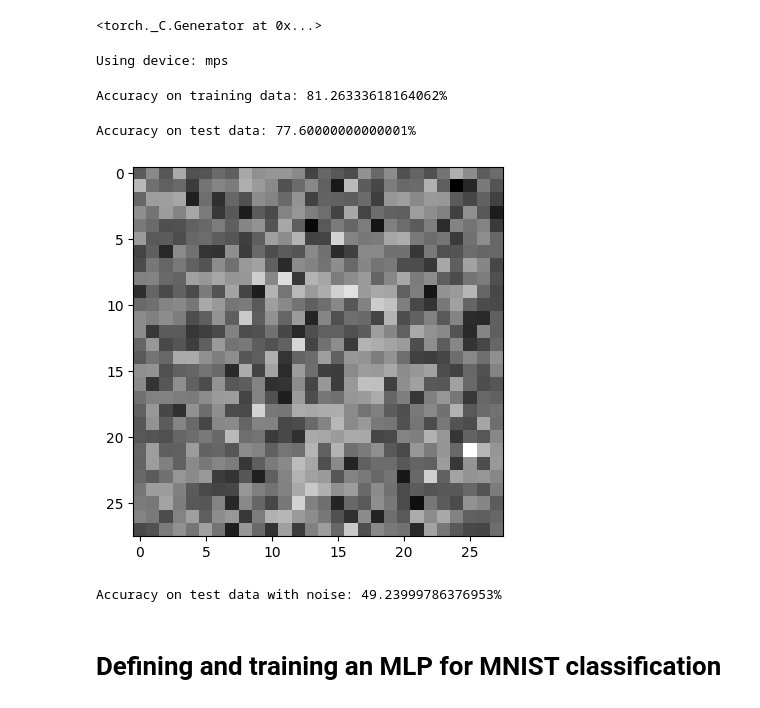
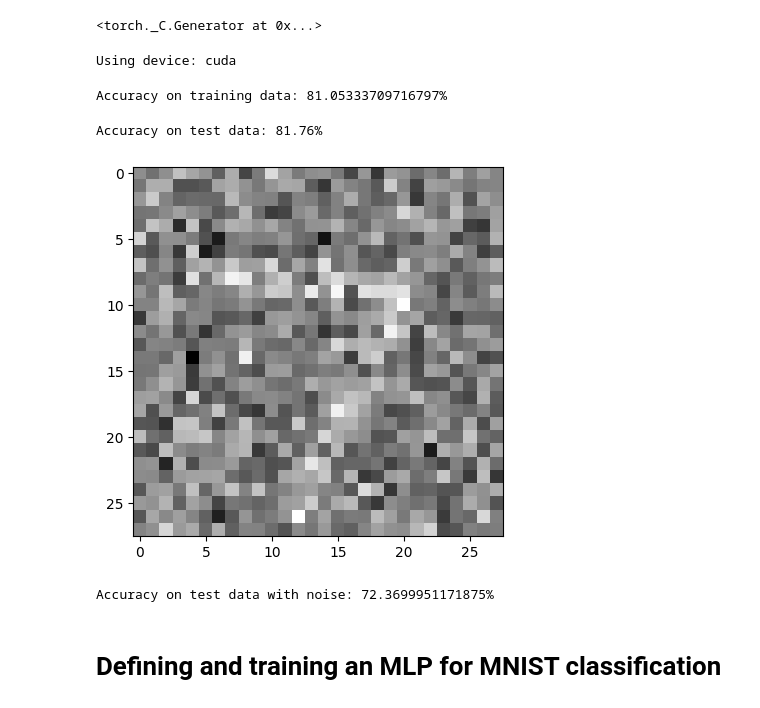
Before and after one commit to christokt/hd_mnist, a Jupyter notebook: hd_mnist.ipynb, the cells around one changed output. Drawn from its saved outputs; the diff is of its cells as text; code cells hidden in the pictures.

```diff
--- a/hd_mnist.ipynb
+++ b/hd_mnist.ipynb
@@ -18,16 +18,17 @@ torch.manual_seed(2023)
 <torch._C.Generator at 0x...>
 # %%
 # Initialize Hyperparameters
-HD_DIMENSION = 20000
+HD_DIMENSION = 40000
 NUM_CLASSES = 10
 THRESHOLD = 0.0
 BATCH_SIZE = 512
 IMG_LEN = 28 * 28
 # %%
 # Load data
+device = torch.device('cuda' if torch.cuda.is_available() else 'cpu')
+hd_device = torch.device('cpu')
+# device = torch.device('mps')
 
-#device = torch.device('cuda' if torch.cuda.is_available() else 'cpu')
-device = torch.device('mps')
 print('Using device:', device)
 
 # Load MNIST Data
@@ -38,7 +39,7 @@ train_loader = torch.utils.data.DataLoader(train_data, batch_size=BATCH_SIZE, sh
 test_data = torchvision.datasets.MNIST(root='data', train=False, transform=transform, download=True)
 test_loader = torch.utils.data.DataLoader(test_data, batch_size=BATCH_SIZE, shuffle=False, pin_memory=True)
 # %% [output]
-Using device: mps
+Using device: cuda
 # %%
 # Function to generate HD vectors
 def generate_hd_vectors(images, proj):
@@ -47,12 +48,12 @@ def generate_hd_vectors(images, proj):
     proj = (proj * 2) - 1
 
     # Send images to device
-    images = images.to(device)
+    images = images.to(hd_device)
 
     # Generate hypervectors and create binary vector
     hd_vectors = torch.sign(images @ proj.T)
 
-    return hd_vectors.to(device)
+    return hd_vectors.to(hd_device)
 
 # Classify hd vectors using cosine similarity
 def classify_hd_vectors(hd_vectors, hd_memory):
@@ -60,11 +61,11 @@ def classify_hd_vectors(hd_vectors, hd_memory):
 
     # Find the index of the minimum distance
     min_distances, min_indices = torch.min(distances, dim=1)
-    return min_indices.to(device)
+    return min_indices.to(hd_device)
 
 def create_hd_memory(hd_vectors, labels, HD_DIMENSION):
     # Initialize HD Memory for classes
-    hd_memory = torch.zeros((NUM_CLASSES, HD_DIMENSION), device=device)
+    hd_memory = torch.zeros((NUM_CLASSES, HD_DIMENSION), device=hd_device)
 
     # Create HD Memory
     for i, vec in enumerate(hd_vectors):
@@ -73,7 +74,7 @@ def create_hd_memory(hd_vectors, labels, HD_DIMENSION):
     return torch.sign(hd_memory)
 # %%
 # Create projection matrix
-proj = torch.rand((HD_DIMENSION, IMG_LEN), device=device, dtype=torch.float32)
+proj = torch.rand((HD_DIMENSION, IMG_LEN), device=hd_device, dtype=torch.float32)
 
 # Create hyper vectors
 hd_vectors = generate_hd_vectors(train_data.data.view(train_data.data.shape[0], -1) / 255, proj)
@@ -91,11 +92,11 @@ hd_vectors, hd_memory = to_binary(hd_vectors, hd_memory)
 # Testing training data
 classifications = classify_hd_vectors(hd_vectors, hd_memory)
 
-correct = torch.sum(classifications == train_data.targets.to(device))
+correct = torch.sum(classifications == train_data.targets.to(hd_device))
 total = len(train_data.targets)
 print(f"Accuracy on training data: {correct / total * 100}%")
 # %% [output]
-Accuracy on training data: 81.26333618164062%
+Accuracy on training data: 81.05333709716797%
 # %%
 # Testing on test data
 hd_vectors_test = generate_hd_vectors(test_data.data.view(test_data.data.shape[0], -1) / 255, proj)
@@ -113,31 +114,31 @@ for i, classification in enumerate(classifications):
 
 print(f"Accuracy on test data: {correct / total * 100}%")
 # %% [output]
-Accuracy on test data: 77.60000000000001%
+Accuracy on test data: 81.76%
 # %%
 # Compare accuracy when applying random noise to images
 noise_level = 0.85
 
-noise_matrix = torch.randn((test_data.data.shape[0], IMG_LEN), device=device) * noise_level
+noise_matrix = torch.randn((test_data.data.shape[0], IMG_LEN), device=hd_device) * noise_level
 
 # Plot noise matrix
-noisy_test_data = (test_data.data.view(test_data.data.shape[0], -1) / 255).to(device) + noise_matrix
+noisy_test_data = (test_data.data.view(test_data.data.shape[0], -1) / 255).to(hd_device) + noise_matrix
 
 plt.imshow(noisy_test_data[0].view(28, 28).cpu(), cmap='gray')
 
 hd_vectors_noise = generate_hd_vectors(noisy_test_data, proj)
 hd_vectors_noise = (hd_vectors_noise == 1).to(torch.float32)
 # %% [output]
-[figure, old version]
+[figure, new version]
 # %%
 # Test noisy test data
 classifications = classify_hd_vectors(hd_vectors_noise, hd_memory)
 
-correct = torch.sum(classifications == test_data.targets.to(device))
+correct = torch.sum(classifications == test_data.targets.to(hd_device))
 total = len(test_data.targets)
 print(f"Accuracy on test data with noise: {correct / total * 100}%")
 # %% [output]
-Accuracy on test data with noise: 49.23999786376953%
+Accuracy on test data with noise: 72.3699951171875%
 # %% [markdown]
 # Defining and training an MLP for MNIST classification
 # %%
```
Also changed, not shown: parts of 7 cells of this notebook.
